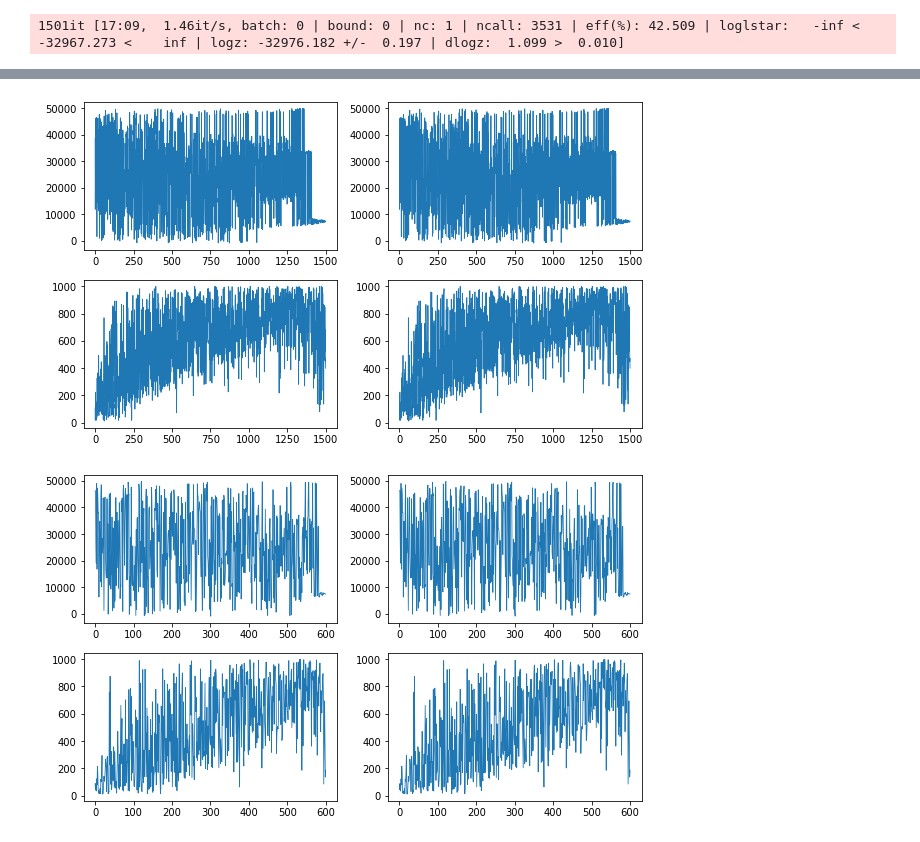
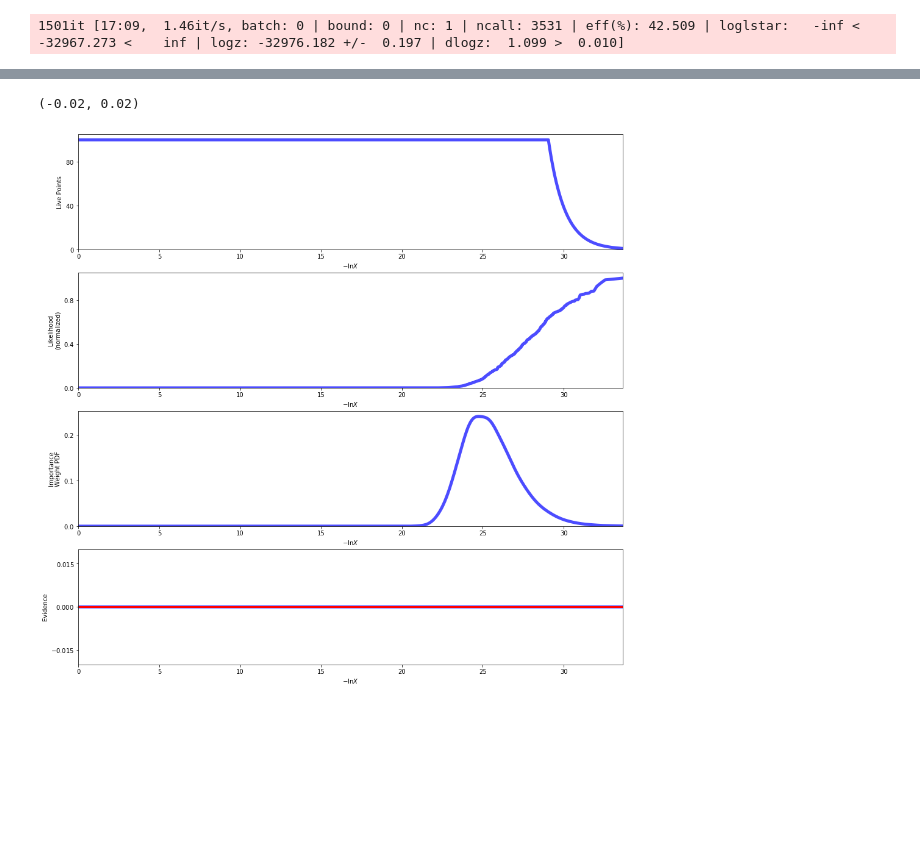
Before and after one commit to connorfjennings/alfpy, a Jupyter notebook: scripts/test1.ipynb, the cells around one changed output, grey strips where cells are left out. Saved outputs shown, nothing was run; the diff lists cells and outputs as text; code cells hidden in the pictures; blank space fills up the shorter version.

```diff
--- a/scripts/test1.ipynb
+++ b/scripts/test1.ipynb
@@ -228,16 +410,14 @@ samples = res1.samples
-# %%
-fig, axl = plt.subplots(2, 2, figsize=(10, 6))
-for i in range(2):
-    for j in range(2):
-       axl[i][j].plot(samples[:,i], lw=0.8)
-#plt.ylim(3e3, 1e4)
-# %% [output]
-[figure, removed]
-# %%
-fig, axl = plt.subplots(2, 2, figsize=(10, 6))
-for i in range(2):
-    for j in range(2):
-       axl[i][j].plot(samples[:,i], lw=0.8)
-#plt.ylim(3e3, 1e4)
-# %% [output]
-[figure, removed]
+# %%
+from dynesty import plotting as dyplot
+res1 = pickle.load(open('../test_dynesty_res2.p', "rb" ))
+use_keys = ['velz', 'sigma', 'logage', 'zh']
+ndim = len(use_keys)
+# %%
+from dynesty import plotting as dyplot
+
+lnz_truth = ndim * -np.log(2 * 10.)  # analytic evidence solution
+fig, axes = dyplot.runplot(res1, lnz_truth=lnz_truth)  # summary (run) plot
+axes[3].set_ylim(-0.02,0.02,)
+# %% [output]
+(-0.02, 0.02)
+[figure, added]
```
Also changed, not shown: parts of 37 cells of this notebook, 25 other files.
